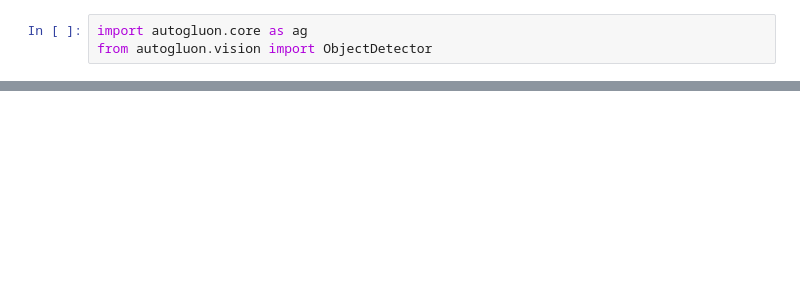
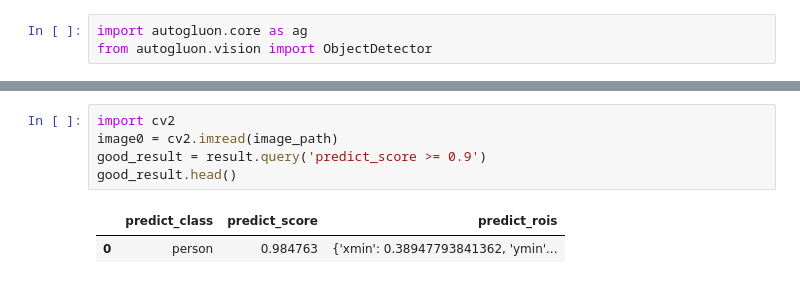
Before and after one commit to predora005/machine-learning-playground, a Jupyter notebook: 02.autogluon/01.quick_start/object_detection.ipynb, the cells around one changed output, grey strips where cells are left out. Saved outputs shown, nothing was run; the diff lists cells and outputs as text; blank space fills up the shorter version.

```diff
--- a/02.autogluon/01.quick_start/object_detection.ipynb
+++ b/02.autogluon/01.quick_start/object_detection.ipynb
@@ -41,0 +76,8 @@ OSError: [Errno 12] Cannot allocate memory
+# %%
+import cv2
+image0 = cv2.imread(image_path)
+good_result = result.query('predict_score >= 0.9')
+good_result.head()
+# %% [output]
+|  | predict_class | predict_score | predict_rois |
+| 0 | person | 0.984763 | {'xmin': 0.38947793841362, 'ymin'... |
```
Also changed, not shown: parts of 21 cells of this notebook, 1 other file.
